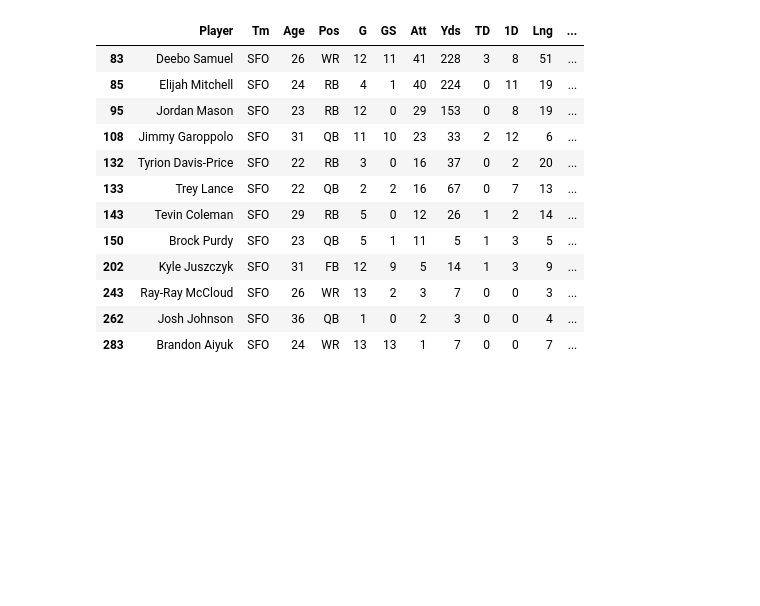
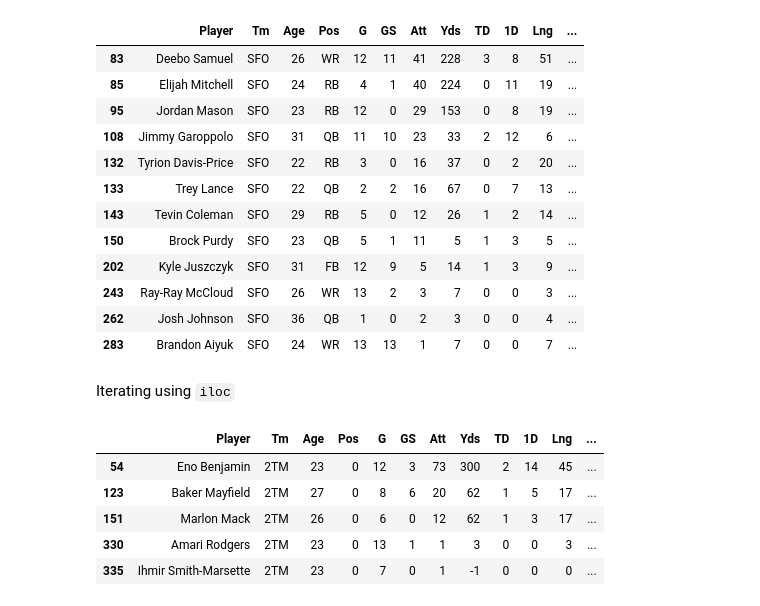
Before and after one commit to danielroa98/NFL-Player-Stats, a Jupyter notebook: Test-Notebooks/test.ipynb, the cells around one changed output. Drawn from its saved outputs; the diff is of its cells as text; code cells hidden in the pictures; blank space fills up the shorter version.

```diff
--- a/Test-Notebooks/test.ipynb
+++ b/Test-Notebooks/test.ipynb
@@ -188,3 +186,15 @@ temp_stats =
 | 243 | Ray-Ray McCloud | SFO | 26 | WR | 13 | 2 | 3 | 7 | 0 | 0 | 3 | ... |
 | 262 | Josh Johnson | SFO | 36 | QB | 1 | 0 | 2 | 3 | 0 | 0 | 4 | ... |
 | 283 | Brandon Aiyuk | SFO | 24 | WR | 13 | 13 | 1 | 7 | 0 | 0 | 7 | ... |
+# %% [markdown]
+Iterating using `iloc`
+# %%
+mask = player_stats["Pos"] == 0
+player_stats[mask]
+# %% [output]
+|  | Player | Tm | Age | Pos | G | GS | Att | Yds | TD | 1D | Lng | ... |
+| 54 | Eno Benjamin | 2TM | 23 | 0 | 12 | 3 | 73 | 300 | 2 | 14 | 45 | ... |
+| 123 | Baker Mayfield | 2TM | 27 | 0 | 8 | 6 | 20 | 62 | 1 | 5 | 17 | ... |
+| 151 | Marlon Mack | 2TM | 26 | 0 | 6 | 0 | 12 | 62 | 1 | 3 | 17 | ... |
+| 330 | Amari Rodgers | 2TM | 23 | 0 | 13 | 1 | 1 | 3 | 0 | 0 | 3 | ... |
+| 335 | Ihmir Smith-Marsette | 2TM | 23 | 0 | 7 | 0 | 1 | -1 | 0 | 0 | 0 | ... |
```
Also changed, not shown: parts of 7 cells of this notebook, 1 other file.
